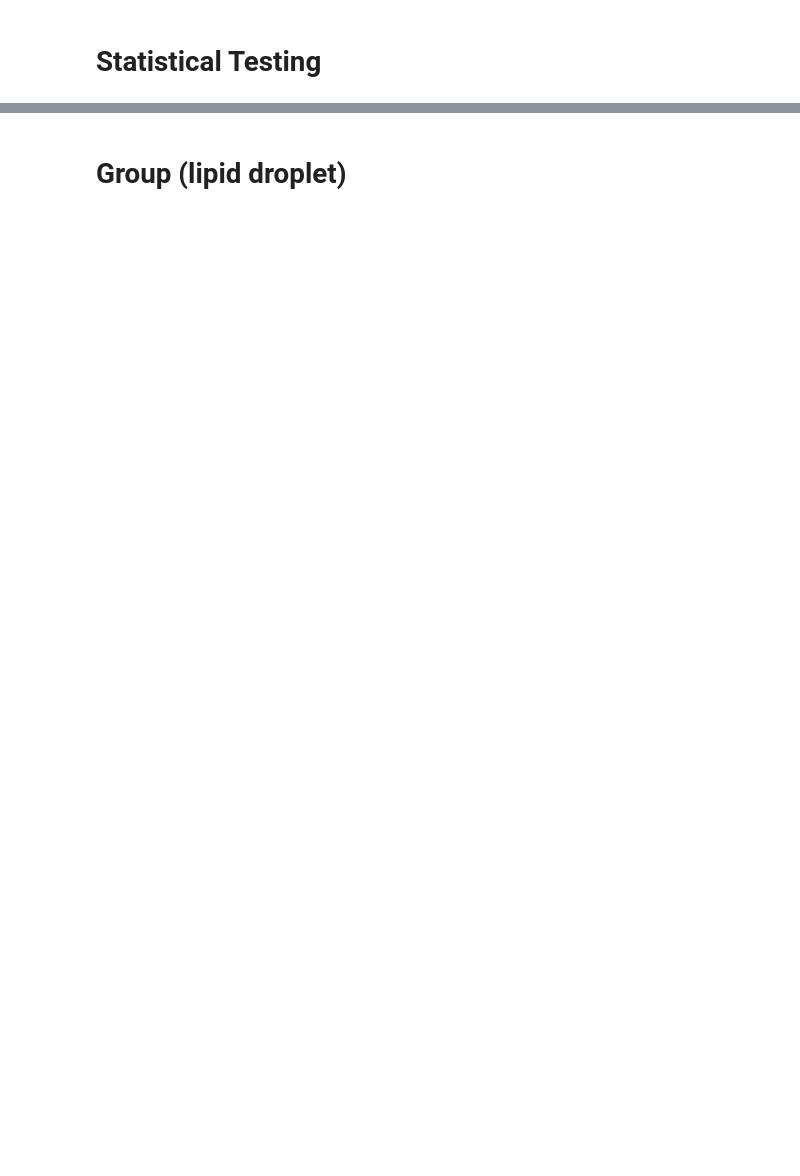
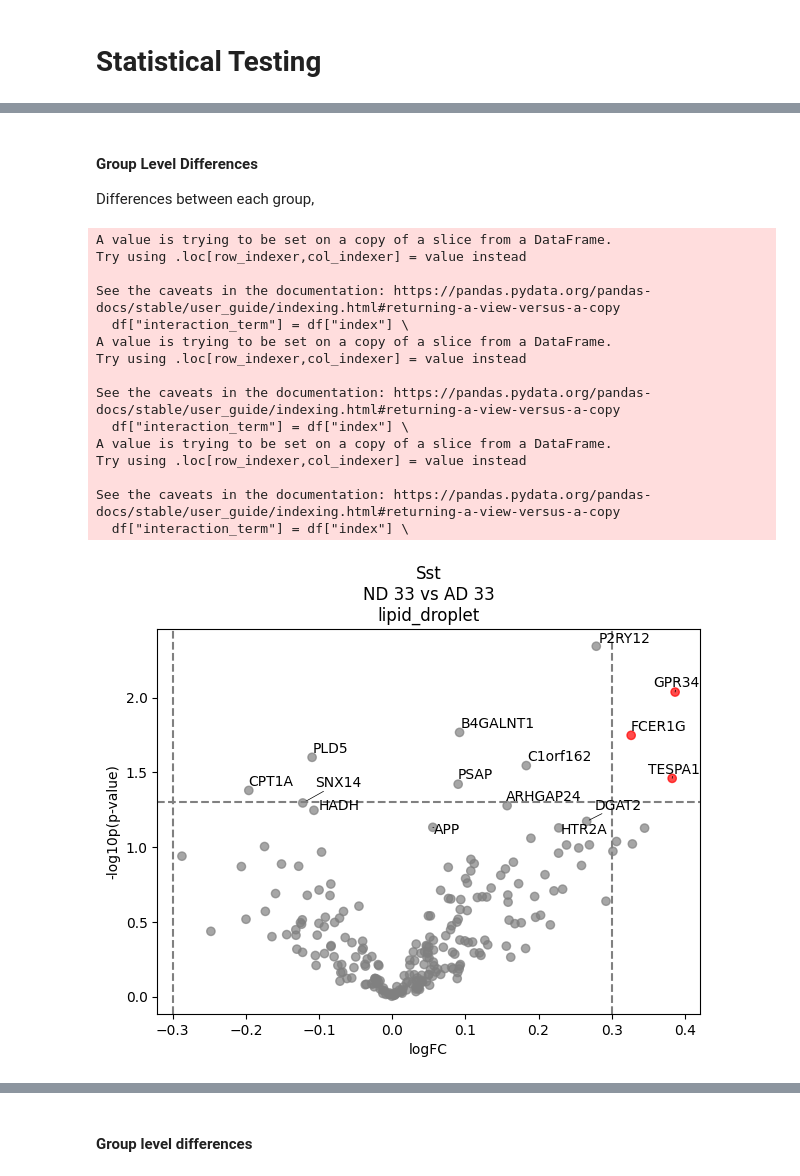
Before and after one commit to jhaberbe/differential-expression-methods, a Jupyter notebook: scratch/notebook.ipynb, the cells around one changed output, grey strips where cells are left out. Drawn from its saved outputs; the diff is of its cells as text; code cells hidden in the pictures; blank space fills up the shorter version.

```diff
--- a/scratch/notebook.ipynb
+++ b/scratch/notebook.ipynb
@@ -88,0 +132,26 @@ for cell_type in adata.obs["cell_type"].unique():
+# %%
+import scipy.stats
+
+def global_effect_plot(results, output_location, design_matrix_factory=design_matrix_factory, covariate = "lipid_droplet"):
+    summarizer = summary.ModelResultSummarizer(design_matrix_factory)
+    df = summarizer.summary_dataframe(results, covariate=covariate)
+    df = df.drop(["specimen", "interaction_term"], axis=1)
+
+    table = pd.DataFrame({
+        feature: {
+            "statistic": test_result.statistic,
+            "pvalue": test_result.pvalue * 366,
+            "logFC": df[feature].mean(),
+            "std": df[feature].std(),
+        }
+        for feature, test_result in {feature: scipy.stats.ttest_1samp(df[feature], 0) for feature in df.columns}.items()
+    }).T.eval("log10p = -log10(pvalue)").rename(columns=dict(log10p = "-log10p"))
+
+    plotting.volcano_plot(table, .3, top_n_genes=40)
+
+    plt.title(f"{cell_type}\n{covariate}\n(Global Effect)")
+    plt.savefig(output_location)
+
+# for cell_type in adata.obs["cell_type"].unique():
+results = pickle.load(open(f"/home/jhaberbe/Projects/Personal/using_parameters_instead/output/test/{cell_type.replace('/', '-')}.pickle", "rb"))
+global_effect_plot(results, output_location=f"/home/jhaberbe/Projects/Personal/using_parameters_instead/output/test/{cell_type}.svg")
@@ -88,0 +165,39 @@ for cell_type in adata.obs["cell_type"].unique():
+# %% [markdown]
+#### Group Level Differences
+Differences between each group,
+# %%
+def group_level_differences(results, output_location, covariate="lipid_droplet", design_matrix_factory=design_matrix_factory, g1="ND 33", g2="AD 33"):
+    summarizer = summary.ModelResultSummarizer(design_matrix_factory)
+    df = summarizer.summary_dataframe(results, covariate=covariate)
+    df["group"] = df["specimen"].replace(folder_to_group_mapping)
+    table = pd.DataFrame({
+        feature: statistics.CoefficientStatistics(df).generate_stats_entry_dict(g1, g2, feature, equal_var=False)
+        for feature in adata.var_names.intersection(df.columns)
+    }).T
+    ad_33 = table["logFC"]
+    plotting.volcano_plot(table.query("abs(logFC) < 2"), .3)
+    plt.title(f"{cell_type}\n{g1} vs {g2}\n{covariate}")
+    plt.savefig(f"{output_location}/{cell_type.replace('/', '-')}_{g1}_{g2}.svg")
+
+for cell_type in adata.obs["cell_type"].unique():
+    results = pickle.load(open(f"/home/jhaberbe/Projects/Personal/using_parameters_instead/output/test/{cell_type.replace('/', '-')}.pickle", "rb"))
+    group_level_differences(results, output_location=f"/home/jhaberbe/Projects/Personal/using_parameters_instead/output/test")
+    group_level_differences(results, output_location=f"/home/jhaberbe/Projects/Personal/using_parameters_instead/output/test", g1="AD 33", g2="AD 44")
+    group_level_differences(results, output_location=f"/home/jhaberbe/Projects/Personal/using_parameters_instead/output/test", g1="ND 33", g2="AD 44")
+# %% [output]
+A value is trying to be set on a copy of a slice from a DataFrame.
+Try using .loc[row_indexer,col_indexer] = value instead
+
+See the caveats in the documentation: https://pandas.pydata.org/pandas-docs/stable/user_guide/indexing.html#returning-a-view-versus-a-copy
+  df["interaction_term"] = df["index"] \
+A value is trying to be set on a copy of a slice from a DataFrame.
+Try using .loc[row_indexer,col_indexer] = value instead
+
+See the caveats in the documentation: https://pandas.pydata.org/pandas-docs/stable/user_guide/indexing.html#returning-a-view-versus-a-copy
+  df["interaction_term"] = df["index"] \
+A value is trying to be set on a copy of a slice from a DataFrame.
+Try using .loc[row_indexer,col_indexer] = value instead
+
+See the caveats in the documentation: https://pandas.pydata.org/pandas-docs/stable/user_guide/indexing.html#returning-a-view-versus-a-copy
+  df["interaction_term"] = df["index"] \
+[figure, added]
@@ -89,2 +206,2 @@ for cell_type in adata.obs["cell_type"].unique():
 # %% [markdown]
-# Group (lipid droplet)
+#### Group level differences
```
Also changed, not shown: parts of 21 cells of this notebook.
